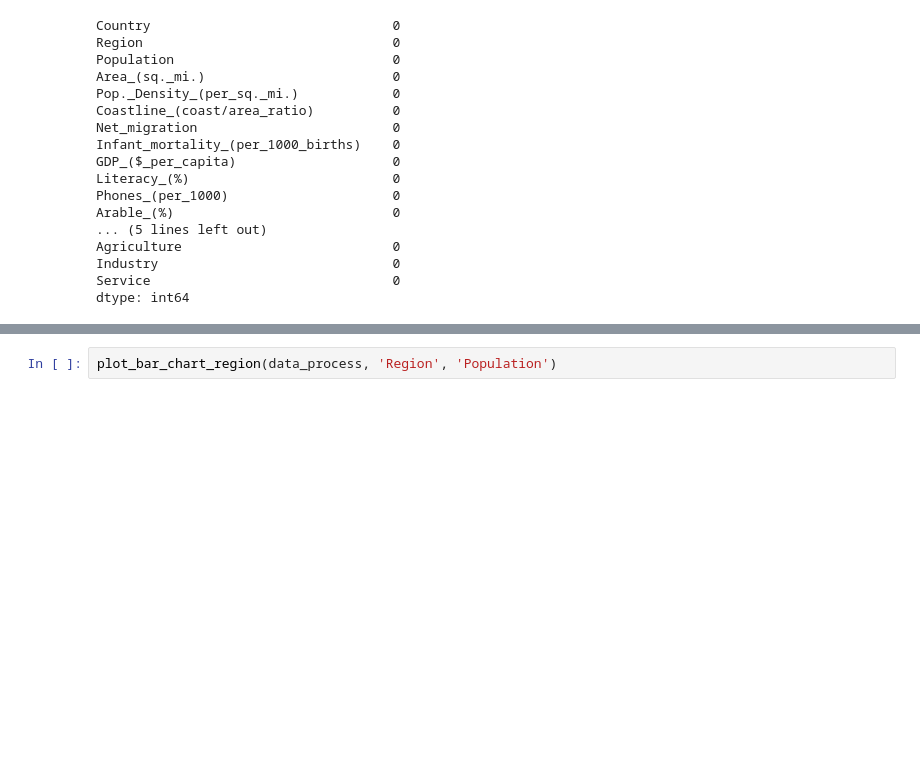
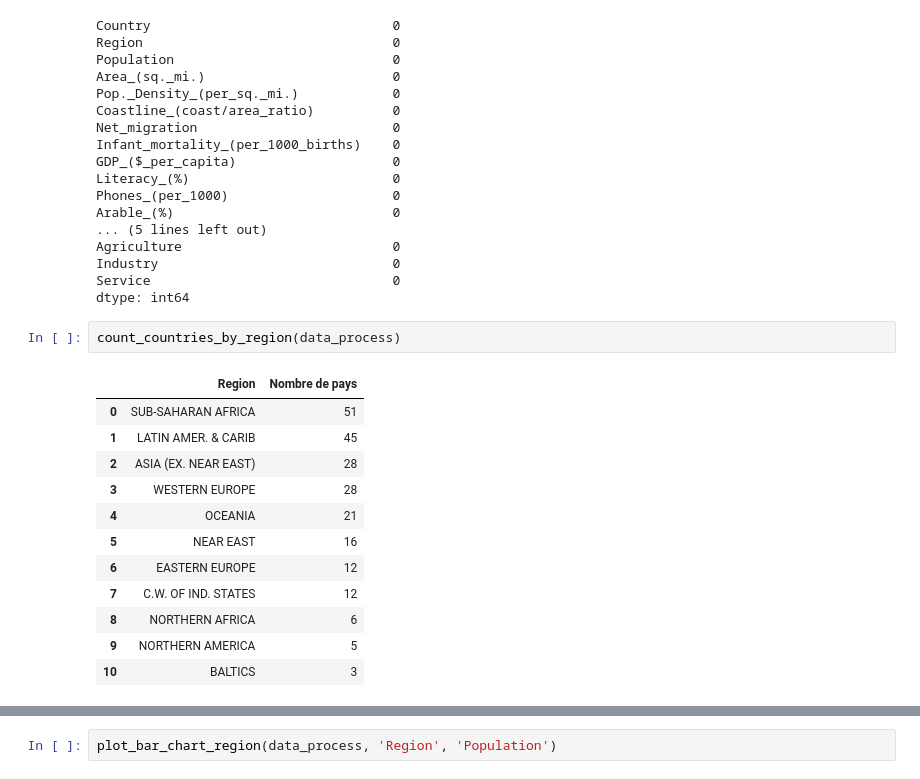
Before and after one commit to guymartial80/Inclusive_Economics_Growth_Determinants, a Jupyter notebook: Measures_Economics.ipynb, the cells around one changed output, grey strips where cells are left out. Saved outputs shown, nothing was run; the diff lists cells and outputs as text; blank space fills up the shorter version.

```diff
--- a/Measures_Economics.ipynb
+++ b/Measures_Economics.ipynb
@@ -329,3 +329,18 @@ Agriculture                           0
 Industry                              0
 Service                               0
 dtype: int64
+# %%
+count_countries_by_region(data_process)
+# %% [output]
+|  | Region | Nombre de pays |
+| 0 | SUB-SAHARAN AFRICA | 51 |
+| 1 | LATIN AMER. & CARIB | 45 |
+| 2 | ASIA (EX. NEAR EAST) | 28 |
+| 3 | WESTERN EUROPE | 28 |
+| 4 | OCEANIA | 21 |
+| 5 | NEAR EAST | 16 |
+| 6 | EASTERN EUROPE | 12 |
+| 7 | C.W. OF IND. STATES | 12 |
+| 8 | NORTHERN AFRICA | 6 |
+| 9 | NORTHERN AMERICA | 5 |
+| 10 | BALTICS | 3 |
```
Also changed, not shown: parts of 4 cells of this notebook, 1 other file.
